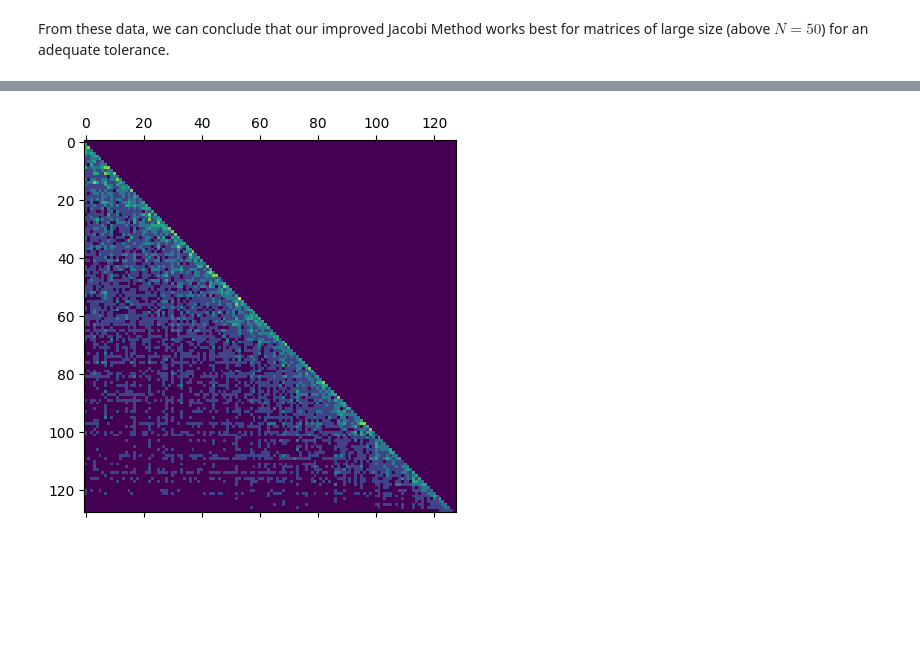
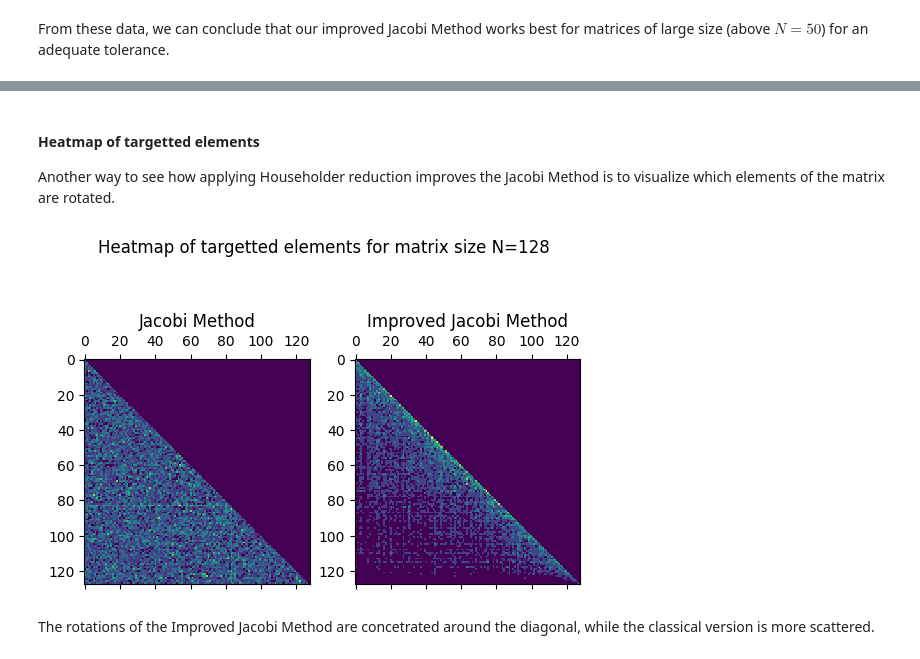
Before and after one commit to Fnixya/Go_Practice, a Jupyter notebook: opt4/Extra_Assigment_04.ipynb, the cells around one changed output, grey strips where cells are left out. Saved outputs shown, nothing was run; the diff lists cells and outputs as text; code cells hidden in the pictures; blank space fills up the shorter version.

```diff
--- a/opt4/Extra_Assigment_04.ipynb
+++ b/opt4/Extra_Assigment_04.ipynb
@@ -233,9 +248,5 @@ To illustrate this, we will plot the difference between the frobenius norms of t
 # %%
-class TestJacobiMethod():
-    @classmethod
-    def sum(cls, D, n):
-        return np.sqrt(np.sum(np.diag(D)**2)/n)
-
+class TestTriJacobiMethod(JacobiMethod):
     @classmethod
     def solve(cls, A: np.ndarray, tol=10e-4):
         """
@@ -251,7 +262,7 @@ class TestJacobiMethod():
         AMatrix = np.tril(np.abs(A - np.diag(np.diag(A))),-1)
         matrix = np.tril(np.abs(D - np.diag(np.diag(D))),-1)
         p, q = np.unravel_index(np.argmax(matrix), matrix.shape)
-        norm_diff = [np.linalg.norm(matrix) - np.linalg.norm(AMatrix)]
+        norm_diffs = [np.linalg.norm(matrix) - np.linalg.norm(AMatrix)]
         while np.abs(D[p, q]) > tol*cls.sum(D, n):
             # Compute rotation parameters
             beta = (D[q, q] - D[p, p]) / (2 * D[p, q])
@@ -268,16 +279,17 @@ class TestJacobiMethod():
             # We compute the difference between the norm of off-diagonal elements of D and D' := D after tridiagonal transformation:
             triD = mt.to_upper_hessenberg(D)
             triMatrix = np.tril(np.abs(triD - np.diag(np.diag(triD))),-1)
-            norm_diff.append(np.linalg.norm(triMatrix) - np.linalg.norm(matrix))
+            norm_diffs.append(np.linalg.norm(triMatrix) - np.linalg.norm(matrix))
 
             # Update row p and column q of the off-diagonal element of greatest magnitude in D for the next iteration:
             it += 1
             matrix = np.tril(np.abs(D - np.diag(np.diag(D))),-1)
             p, q = np.unravel_index(np.argmax(matrix), matrix.shape)
 
-        return np.diag(D), V, norm_diff, it
+        return np.diag(D), V, norm_diffs, it
 
-results = TestJacobiMethod.solve(matrices[4])
+
+results = TestTriJacobiMethod.solve(matrices[4])
 plt.plot(results[2], label='Norm Difference', color='red')
 plt.axline((0, 0), linestyle='dashed', slope=0, color='black')
 plt.xlabel('Iteration')
@@ -293,9 +365,9 @@ Indeed, there is no point throughout the algoirthm in which applying the tridiag
+# %% [markdown]
+#### Heatmap of targetted elements
+
+Another way to see how applying Householder reduction improves the Jacobi Method is to visualize which elements of the matrix are rotated.
 # %%
-class TestJacobiMethod():
-    @classmethod
-    def sum(cls, D, n):
-        return np.sqrt(np.sum(np.diag(D)**2)/n)
-
+class TestJacobiMethod(JacobiMethod):
     @classmethod
     def solve(cls, A: np.ndarray, tol=10e-4):
         """
@@ -318,68 +390,41 @@ class TestJacobiMethod():
             s = c * t
             R = np.array([[c, s], [-s, c]])
 
             # Zero out D_pq and D_qp and update V
             D[[p, q], :] = R.T @ D[[p, q], :]
             D[:, [p, q]] = D[:, [p, q]] @ R
             V[:, [p, q]] = V[:, [p, q]] @ R
 
             # Update row p and column q of the off-diagonal element of greatest magnitude in D for the next iteration:
             its.append((p, q))
             matrix = np.tril(np.abs(D - np.diag(np.diag(D))),-1)
             p, q = np.unravel_index(np.argmax(matrix), matrix.shape)
 
         return np.diag(D), V, its
 
 class TestTriJacobiMethod():
     @classmethod
-    def sum(cls, D, n):
-        return np.sqrt(np.sum(np.diag(D)**2)/n)
-
-    @classmethod
     def solve(cls, A: np.ndarray, tol=10e-4):
-        """
-        Jacobi method for finding eigenvalues and eigenvectors of a matrix A.
-        """
-        # Initialize V, D, and parameters:
-        n = A.shape[0]
-        D = mt.to_upper_hessenberg(A)
-        V = np.eye(n)
-
-        # Calculate row p and column q of the off-diagonal element of greatest magnitude in D:
-        matrix = np.tril(np.abs(D - np.diag(np.diag(D))),-1)
-        p, q = np.unravel_index(np.argmax(matrix), matrix.shape)
-        its = [(p, q)]
-        while np.abs(D[p, q]) > tol*cls.sum(D, n):
-            # Compute rotation parameters
-            beta = (D[q, q] - D[p, p]) / (2 * D[p, q])
-            t = np.sign(beta) / (np.abs(beta) + np.sqrt(beta**2 + 1))
-            c = 1 / np.sqrt(1 + t**2)
-            s = c * t
-            R = np.array([[c, s], [-s, c]])
-
-            # Zero out D_pq and D_qp and update V
-            D[[p, q], :] = R.T @ D[[p, q], :]
-            D[:, [p, q]] = D[:, [p, q]] @ R
-            V[:, [p, q]] = V[:, [p, q]] @ R
-
-            # Update row p and column q of the off-diagonal element of greatest magnitude in D for the next iteration:
-            its.append((p, q))
-            matrix = np.tril(np.abs(D - np.diag(np.diag(D))),-1)
-            p, q = np.unravel_index(np.argmax(matrix), matrix.shape)
-
-        return np.diag(D), V, its
+        A = mt.to_upper_hessenberg(A)
+        return TestJacobiMethod.solve(A, tol)
 
 
 heatmap1 = np.zeros((N_values[-1], N_values[-1]))
 for coords in TestJacobiMethod.solve(matrices[-1])[2]:
     heatmap1[coords[0], coords[1]] += 1
 
 heatmap2 = np.zeros((N_values[-1], N_values[-1]))
 for coords in TestTriJacobiMethod.solve(matrices[-1])[2]:
     heatmap2[coords[0], coords[1]] += 1
 
-plt.matshow(heatmap1)
-plt.matshow(heatmap2)
+fig, axs = plt.subplots(1, 2, gridspec_kw={'width_ratios': [1, 1]})
+axs[0].matshow(heatmap1)
+axs[0].set_title("Jacobi Method")
+axs[1].matshow(heatmap2)
+axs[1].set_title("Improved Jacobi Method")
+fig.suptitle("Heatmap of targetted elements for matrix size N=128")
 plt.show()
 # %% [output]
-[figure, old version]
+[figure, new version]
+# %% [markdown]
+The rotations of the Improved Jacobi Method are concetrated around the diagonal, while the classical version is more scattered.
```
Also changed, not shown: parts of 13 cells of this notebook.
